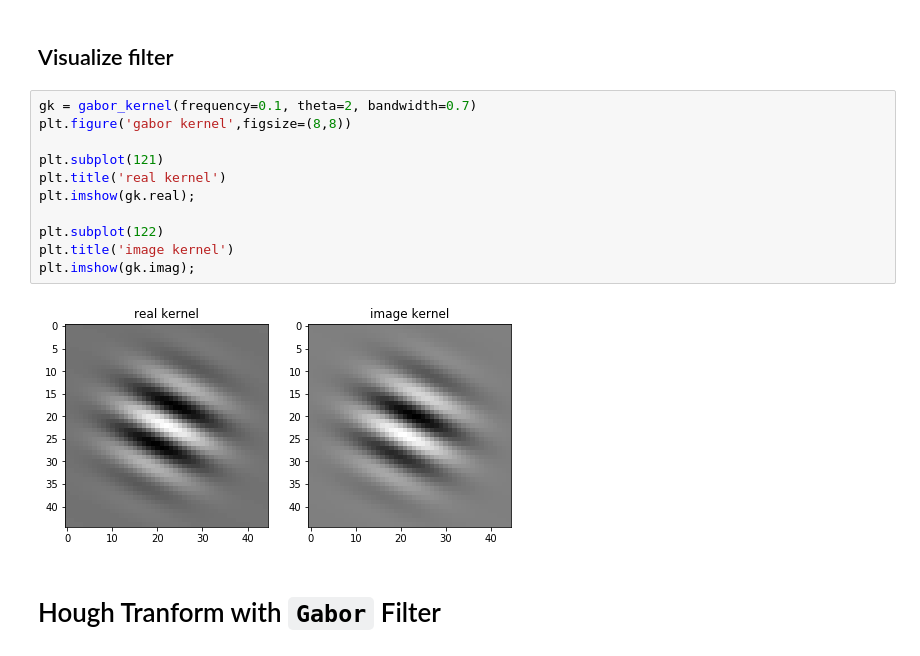
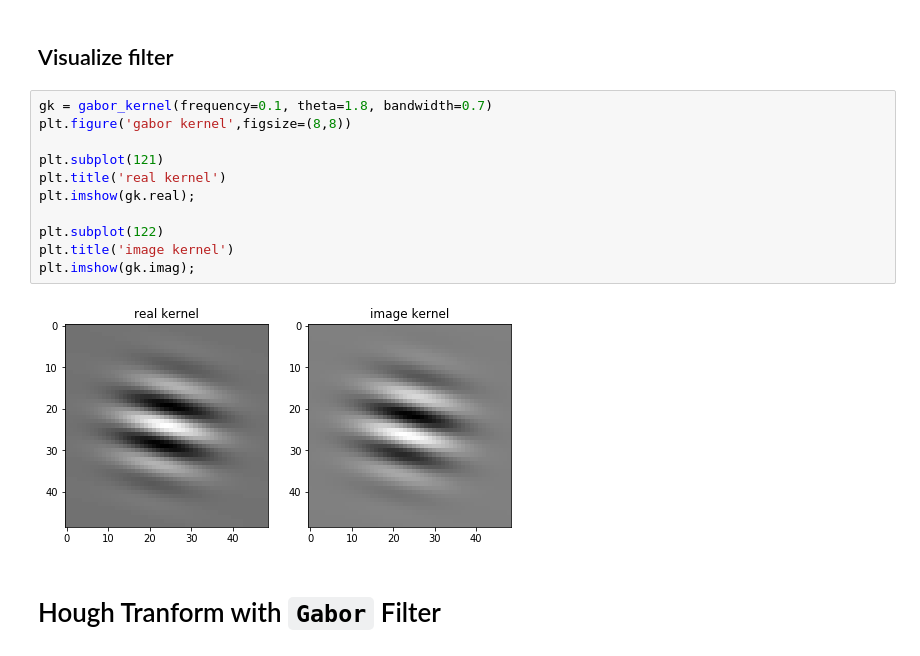
Before and after one commit to zengyu714/medical-image-processing, a Jupyter notebook: 5. Gabor Filter with ResNet-152 (PyTorch).ipynb, the cells around one changed output. Cells and saved outputs as stored; diff of their text form.

```diff
--- a/5. Gabor Filter with ResNet-152 (PyTorch).ipynb
+++ b/5. Gabor Filter with ResNet-152 (PyTorch).ipynb
@@ -33,18 +33,18 @@ plt.imshow(filt_imag);
 # %% [markdown]
 ## Visualize filter
 # %%
-gk = gabor_kernel(frequency=0.1, theta=2, bandwidth=0.7)
+gk = gabor_kernel(frequency=0.1, theta=1.8, bandwidth=0.7)
 plt.figure('gabor kernel',figsize=(8,8))
 
 plt.subplot(121)
 plt.title('real kernel')
 plt.imshow(gk.real);
 
 plt.subplot(122)
 plt.title('image kernel')
 plt.imshow(gk.imag);
 # %% [output]
-[figure, old version]
+[figure, new version]
 # %% [markdown]
 # Hough Tranform with `Gabor` Filter
 # %%
```
Also changed, not shown: parts of 27 cells of this notebook.
